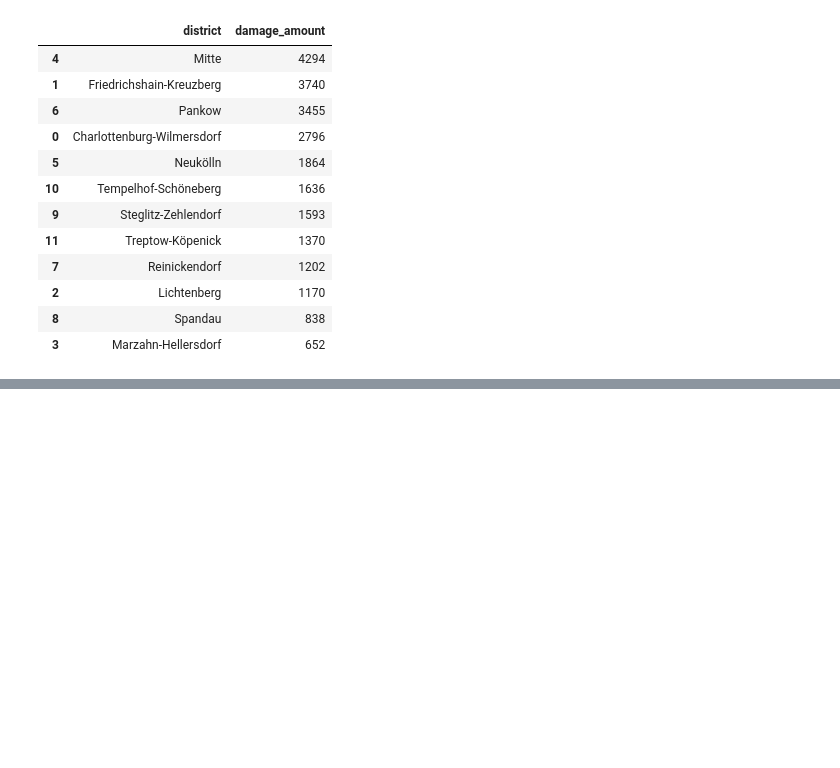
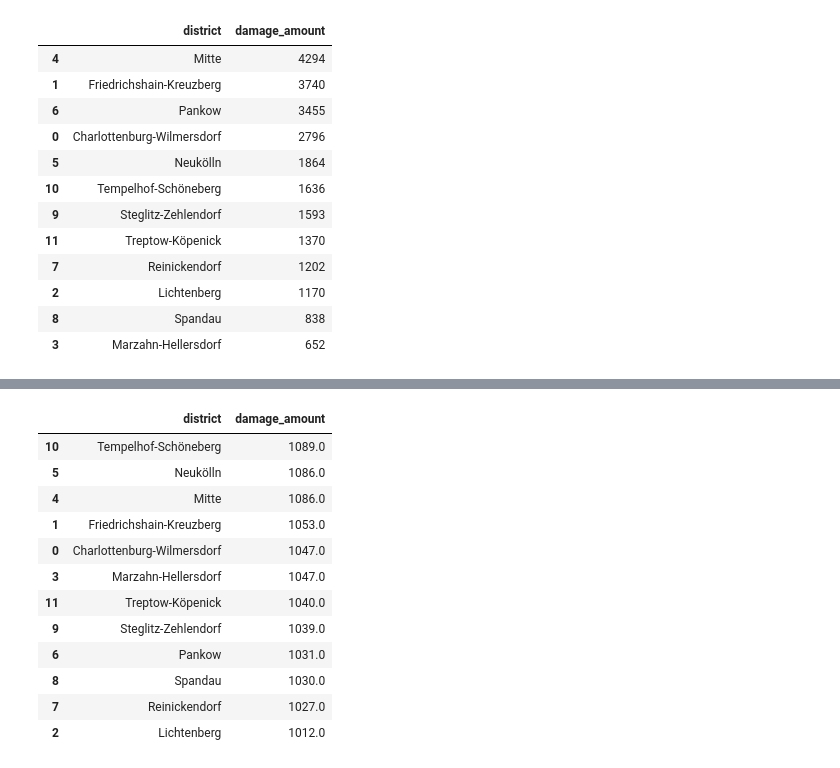
Before and after one commit to cpumarfrohberg/analyze_bike_thefts, a Jupyter notebook: analyze_bike_thefts.ipynb, the cells around one changed output, grey strips where cells are left out. Cells and saved outputs as stored; diff of their text form; code cells hidden in the pictures; blank space fills up the shorter version.

```diff
--- a/analyze_bike_thefts.ipynb
+++ b/analyze_bike_thefts.ipynb
@@ -318,0 +374,18 @@ thefts_by_district.plot.barh(title = 'Number of Bike Thefts by District');
+# %%
+mean_damage_by_district = bike_thefts.mean_vals(bike_thefts_final, 'district', 'damage_amount')
+mean_damage_by_district = round(mean_damage_by_district, 0)
+mean_damage_by_district
+# %% [output]
+|  | district | damage_amount |
+| 10 | Tempelhof-Schöneberg | 1089.0 |
+| 5 | Neukölln | 1086.0 |
+| 4 | Mitte | 1086.0 |
+| 1 | Friedrichshain-Kreuzberg | 1053.0 |
+| 0 | Charlottenburg-Wilmersdorf | 1047.0 |
+| 3 | Marzahn-Hellersdorf | 1047.0 |
+| 11 | Treptow-Köpenick | 1040.0 |
+| 9 | Steglitz-Zehlendorf | 1039.0 |
+| 6 | Pankow | 1031.0 |
+| 8 | Spandau | 1030.0 |
+| 7 | Reinickendorf | 1027.0 |
+| 2 | Lichtenberg | 1012.0 |
```
Also changed, not shown: parts of 14 cells of this notebook.
